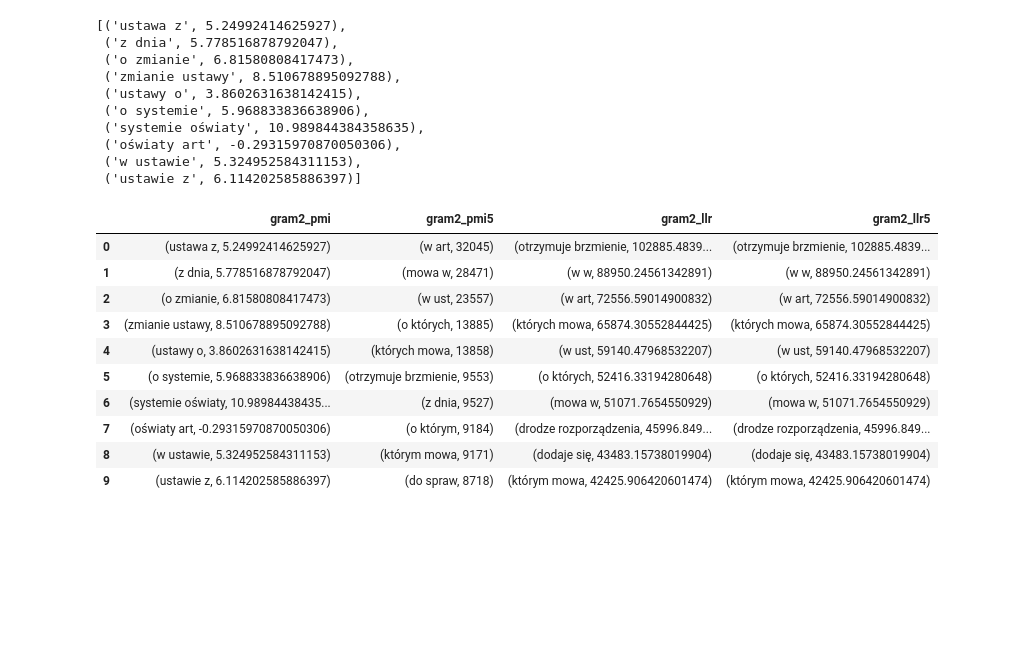
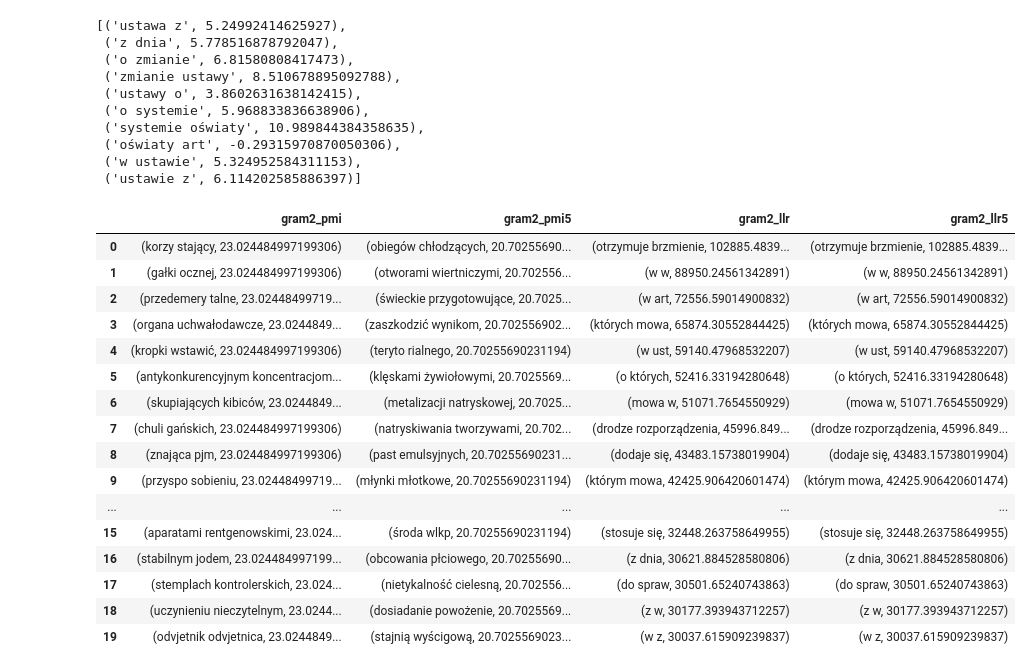
Before and after one commit to sgrzegorz/natural-language-processing, a Jupyter notebook: 04multiword/multiword.ipynb, the cells around one changed output. Cells and saved outputs as stored; diff of their text form; code cells hidden in the pictures; blank space fills up the shorter version.

```diff
--- a/04multiword/multiword.ipynb
+++ b/04multiword/multiword.ipynb
@@ -212,3 +177,6 @@ separate_puctuations(["tery­torialnego"])
 ['tery', 'torialnego']
 # %% [markdown]
 5. Sort the word pairs according to that measure in the descending order and determine top 10 entries.
+# %%
+gram2_pmi = dict(sorted(gram2_pmi.items(), key=operator.itemgetter(1), reverse=True))
+list(gram2_pmi.items())[:10]
@@ -218,5 +223,5 @@ separate_puctuations(["tery­torialnego"])
 # %%
-gram2_pmi5 = {k: v for k, v in Counter(gram2).items() if v >= 5}
+gram2_pmi5 = {k: v for k, v in gram2_pmi.items() if gram2_count[k] >= 5}
 gram2_pmi5 = dict(sorted(gram2_pmi5.items(), key=operator.itemgetter(1), reverse=True))
 list(gram2_pmi5.items())[:10]
 # %% [output]
@@ -522,25 +514,31 @@ list(gram2_pmi.items())[0:10]
  ('ustawie z', 6.114202585886397)]
 # %%
 df = pd.DataFrame({
-	'gram2_pmi' : list(gram2_pmi.items())[0:10],
-    'gram2_pmi5' : list(gram2_pmi5.items())[0:10],
-    'gram2_llr' : list(gram2_llr.items())[0:10],
-    'gram2_llr5' : list(gram2_llr.items())[0:10]
+	'gram2_pmi' : list(gram2_pmi.items())[0:20],
+    'gram2_pmi5' : list(gram2_pmi5.items())[0:20],
+    'gram2_llr' : list(gram2_llr.items())[0:20],
+    'gram2_llr5' : list(gram2_llr.items())[0:20]
 
 })
 
 df
 # %% [output]
 |  | gram2_pmi | gram2_pmi5 | gram2_llr | gram2_llr5 |
-| 0 | (ustawa z, 5.24992414625927) | (w art, 32045) | (otrzymuje brzmienie, 102885.4839... | (otrzymuje brzmienie, 102885.4839... |
-| 1 | (z dnia, 5.778516878792047) | (mowa w, 28471) | (w w, 88950.24561342891) | (w w, 88950.24561342891) |
-| 2 | (o zmianie, 6.81580808417473) | (w ust, 23557) | (w art, 72556.59014900832) | (w art, 72556.59014900832) |
-| 3 | (zmianie ustawy, 8.510678895092788) | (o których, 13885) | (których mowa, 65874.30552844425) | (których mowa, 65874.30552844425) |
-| 4 | (ustawy o, 3.8602631638142415) | (których mowa, 13858) | (w ust, 59140.47968532207) | (w ust, 59140.47968532207) |
-| 5 | (o systemie, 5.968833836638906) | (otrzymuje brzmienie, 9553) | (o których, 52416.33194280648) | (o których, 52416.33194280648) |
-| 6 | (systemie oświaty, 10.98984438435... | (z dnia, 9527) | (mowa w, 51071.7654550929) | (mowa w, 51071.7654550929) |
-| 7 | (oświaty art, -0.29315970870050306) | (o którym, 9184) | (drodze rozporządzenia, 45996.849... | (drodze rozporządzenia, 45996.849... |
-| 8 | (w ustawie, 5.324952584311153) | (którym mowa, 9171) | (dodaje się, 43483.15738019904) | (dodaje się, 43483.15738019904) |
-| 9 | (ustawie z, 6.114202585886397) | (do spraw, 8718) | (którym mowa, 42425.906420601474) | (którym mowa, 42425.906420601474) |
+| 0 | (korzy stający, 23.024484997199306) | (obiegów chłodzących, 20.70255690... | (otrzymuje brzmienie, 102885.4839... | (otrzymuje brzmienie, 102885.4839... |
+| 1 | (gałki ocznej, 23.024484997199306) | (otworami wiertniczymi, 20.702556... | (w w, 88950.24561342891) | (w w, 88950.24561342891) |
+| 2 | (przedemery talne, 23.02448499719... | (świeckie przygotowujące, 20.7025... | (w art, 72556.59014900832) | (w art, 72556.59014900832) |
+| 3 | (organa uchwałodawcze, 23.0244849... | (zaszkodzić wynikom, 20.702556902... | (których mowa, 65874.30552844425) | (których mowa, 65874.30552844425) |
+| 4 | (kropki wstawić, 23.024484997199306) | (teryto rialnego, 20.70255690231194) | (w ust, 59140.47968532207) | (w ust, 59140.47968532207) |
+| 5 | (antykonkurencyjnym koncentracjom... | (klęskami żywiołowymi, 20.7025569... | (o których, 52416.33194280648) | (o których, 52416.33194280648) |
+| 6 | (skupiających kibiców, 23.0244849... | (metalizacji natryskowej, 20.7025... | (mowa w, 51071.7654550929) | (mowa w, 51071.7654550929) |
+| 7 | (chuli gańskich, 23.024484997199306) | (natryskiwania tworzywami, 20.702... | (drodze rozporządzenia, 45996.849... | (drodze rozporządzenia, 45996.849... |
+| 8 | (znająca pjm, 23.024484997199306) | (past emulsyjnych, 20.70255690231... | (dodaje się, 43483.15738019904) | (dodaje się, 43483.15738019904) |
+| 9 | (przyspo sobieniu, 23.02448499719... | (młynki młotkowe, 20.70255690231194) | (którym mowa, 42425.906420601474) | (którym mowa, 42425.906420601474) |
+| ... | ... | ... | ... | ... |
+| 15 | (aparatami rentgenowskimi, 23.024... | (środa wlkp, 20.70255690231194) | (stosuje się, 32448.263758649955) | (stosuje się, 32448.263758649955) |
+| 16 | (stabilnym jodem, 23.024484997199... | (obcowania płciowego, 20.70255690... | (z dnia, 30621.884528580806) | (z dnia, 30621.884528580806) |
+| 17 | (stemplach kontrolerskich, 23.024... | (nietykalność cielesną, 20.702556... | (do spraw, 30501.65240743863) | (do spraw, 30501.65240743863) |
+| 18 | (uczynieniu nieczytelnym, 23.0244... | (dosiadanie powożenie, 20.7025569... | (z w, 30177.393943712257) | (z w, 30177.393943712257) |
+| 19 | (odvjetnik odvjetnica, 23.0244849... | (stajnią wyścigową, 20.7025569023... | (w z, 30037.615909239837) | (w z, 30037.615909239837) |
 # %%
 df = pd.DataFrame({
```
Also changed, not shown: parts of 15 cells of this notebook.
